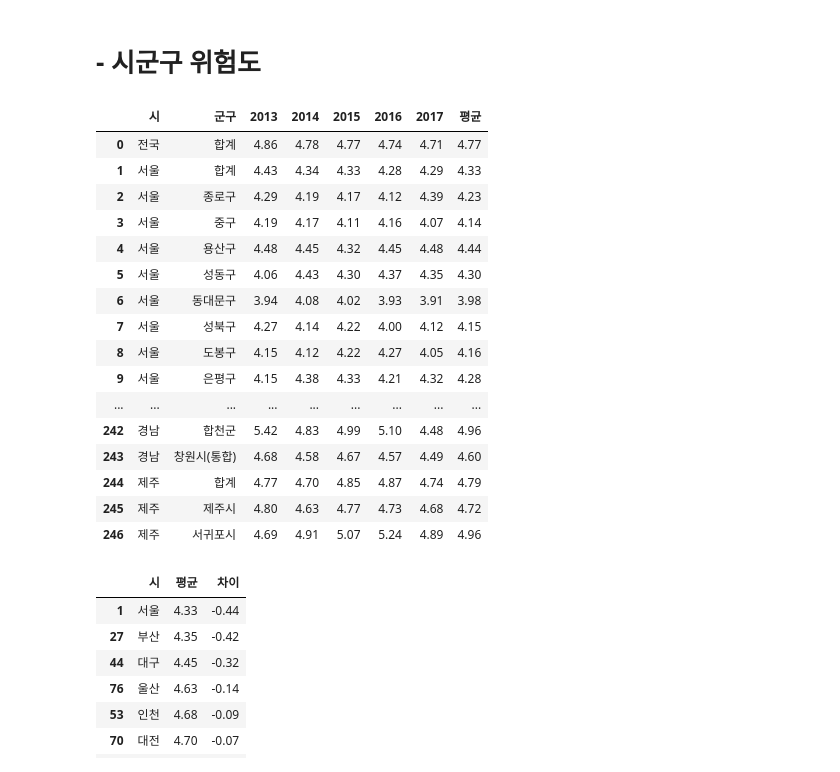
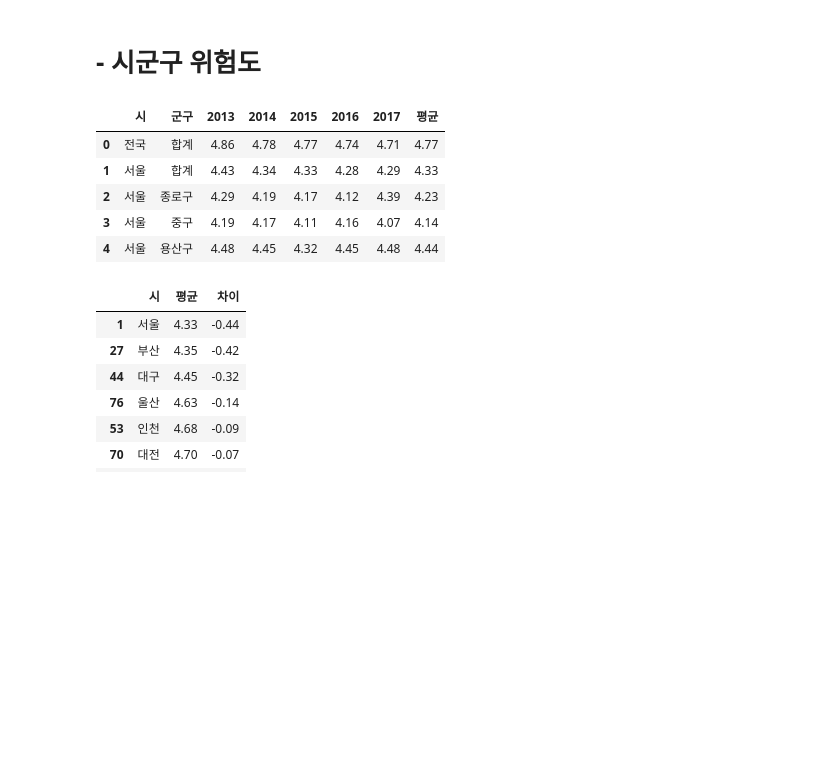
Before and after one commit to nu-ree/lda-qda-naive-logistic, a Jupyter notebook: samsung2.ipynb, the cells around one changed output. Cells and saved outputs as stored; diff of their text form; code cells hidden in the pictures; blank space fills up the shorter version.

```diff
--- a/samsung2.ipynb
+++ b/samsung2.ipynb
@@ -1794,25 +1763,14 @@ plt.xticks(x,np.array(temp.index));
 # - 시군구 위험도
 # %%
 df_시군구위험도=pd.read_csv('safe_si.csv',encoding='CP949')
-df_시군구위험도
+df_시군구위험도.head()
 # %% [output]
 |  | 시 | 군구 | 2013 | 2014 | 2015 | 2016 | 2017 | 평균 |
 | 0 | 전국 | 합계 | 4.86 | 4.78 | 4.77 | 4.74 | 4.71 | 4.77 |
 | 1 | 서울 | 합계 | 4.43 | 4.34 | 4.33 | 4.28 | 4.29 | 4.33 |
 | 2 | 서울 | 종로구 | 4.29 | 4.19 | 4.17 | 4.12 | 4.39 | 4.23 |
 | 3 | 서울 | 중구 | 4.19 | 4.17 | 4.11 | 4.16 | 4.07 | 4.14 |
 | 4 | 서울 | 용산구 | 4.48 | 4.45 | 4.32 | 4.45 | 4.48 | 4.44 |
-| 5 | 서울 | 성동구 | 4.06 | 4.43 | 4.30 | 4.37 | 4.35 | 4.30 |
-| 6 | 서울 | 동대문구 | 3.94 | 4.08 | 4.02 | 3.93 | 3.91 | 3.98 |
-| 7 | 서울 | 성북구 | 4.27 | 4.14 | 4.22 | 4.00 | 4.12 | 4.15 |
-| 8 | 서울 | 도봉구 | 4.15 | 4.12 | 4.22 | 4.27 | 4.05 | 4.16 |
-| 9 | 서울 | 은평구 | 4.15 | 4.38 | 4.33 | 4.21 | 4.32 | 4.28 |
-| ... | ... | ... | ... | ... | ... | ... | ... | ... |
-| 242 | 경남 | 합천군 | 5.42 | 4.83 | 4.99 | 5.10 | 4.48 | 4.96 |
-| 243 | 경남 | 창원시(통합) | 4.68 | 4.58 | 4.67 | 4.57 | 4.49 | 4.60 |
-| 244 | 제주 | 합계 | 4.77 | 4.70 | 4.85 | 4.87 | 4.74 | 4.79 |
-| 245 | 제주 | 제주시 | 4.80 | 4.63 | 4.77 | 4.73 | 4.68 | 4.72 |
-| 246 | 제주 | 서귀포시 | 4.69 | 4.91 | 5.07 | 5.24 | 4.89 | 4.96 |
 # %%
 # 시도별 전국평균과의 차이
 
```
Also changed, not shown: parts of 7 cells of this notebook.
